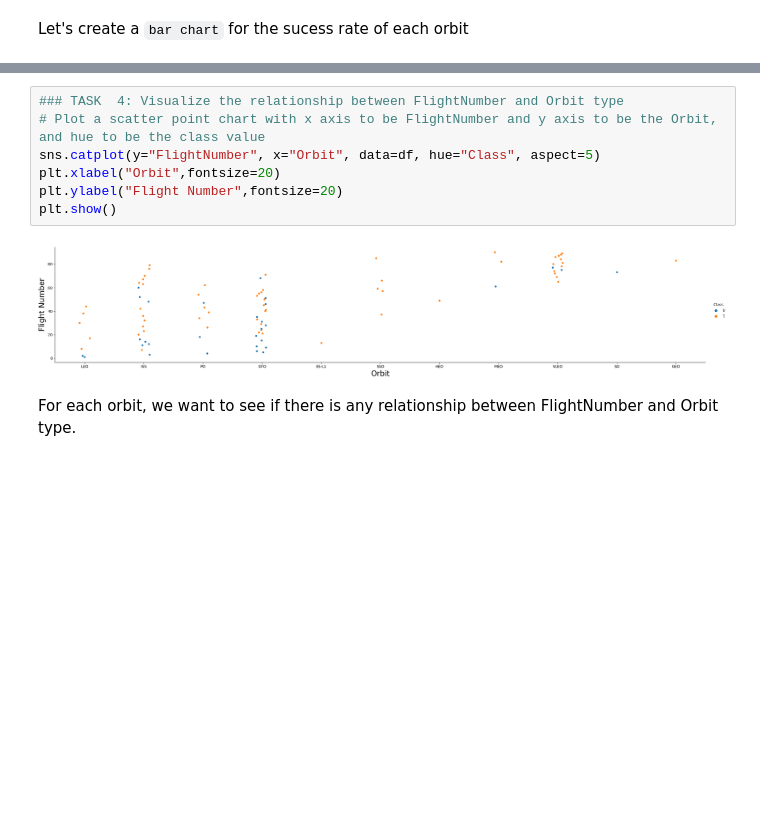
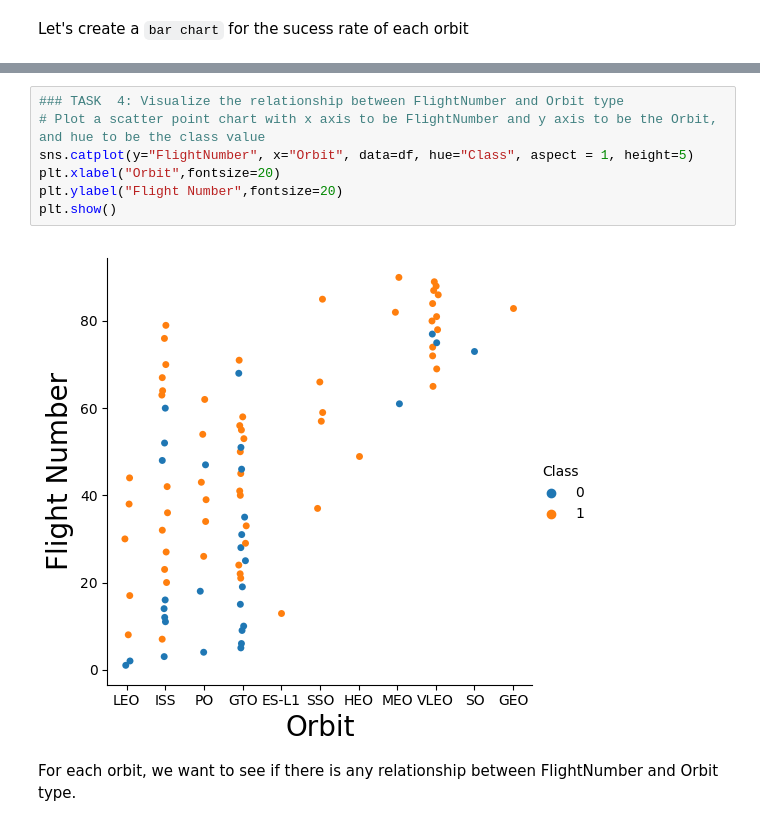
Before and after one commit to hmh0490/IBM-Data-science-course, a Jupyter notebook: Data science capstone project EDA + Matplotlib.ipynb, the cells around one changed output, grey strips where cells are left out. Saved outputs shown, nothing was run; the diff lists cells and outputs as text; blank space fills up the shorter version.

```diff
--- a/Data science capstone project EDA + Matplotlib.ipynb
+++ b/Data science capstone project EDA + Matplotlib.ipynb
@@ -135,12 +136,12 @@ Analyze the ploted bar chart try to find which orbits have high sucess rate.
 # %%
 ### TASK  4: Visualize the relationship between FlightNumber and Orbit type
 # Plot a scatter point chart with x axis to be FlightNumber and y axis to be the Orbit, and hue to be the class value
-sns.catplot(y="FlightNumber", x="Orbit", data=df, hue="Class", aspect=5)
+sns.catplot(y="FlightNumber", x="Orbit", data=df, hue="Class", aspect = 1, height=5)
 plt.xlabel("Orbit",fontsize=20)
 plt.ylabel("Flight Number",fontsize=20)
 plt.show()
 # %% [output]
-[figure, old version]
+[figure, new version]
 # %% [markdown]
 For each orbit, we want to see if there is any relationship between FlightNumber and Orbit type.
 # %%
```
Also changed, not shown: parts of 6 cells of this notebook.
